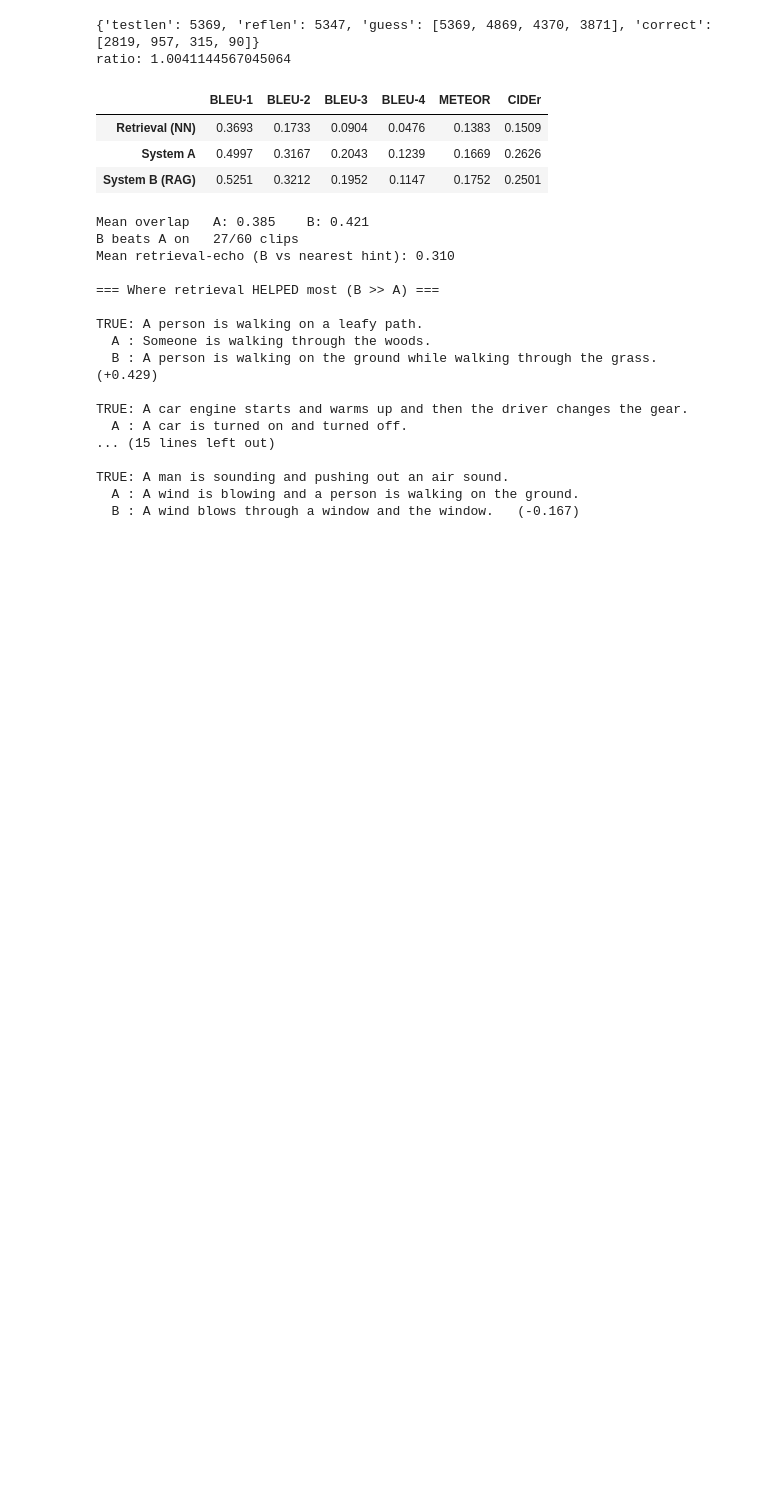
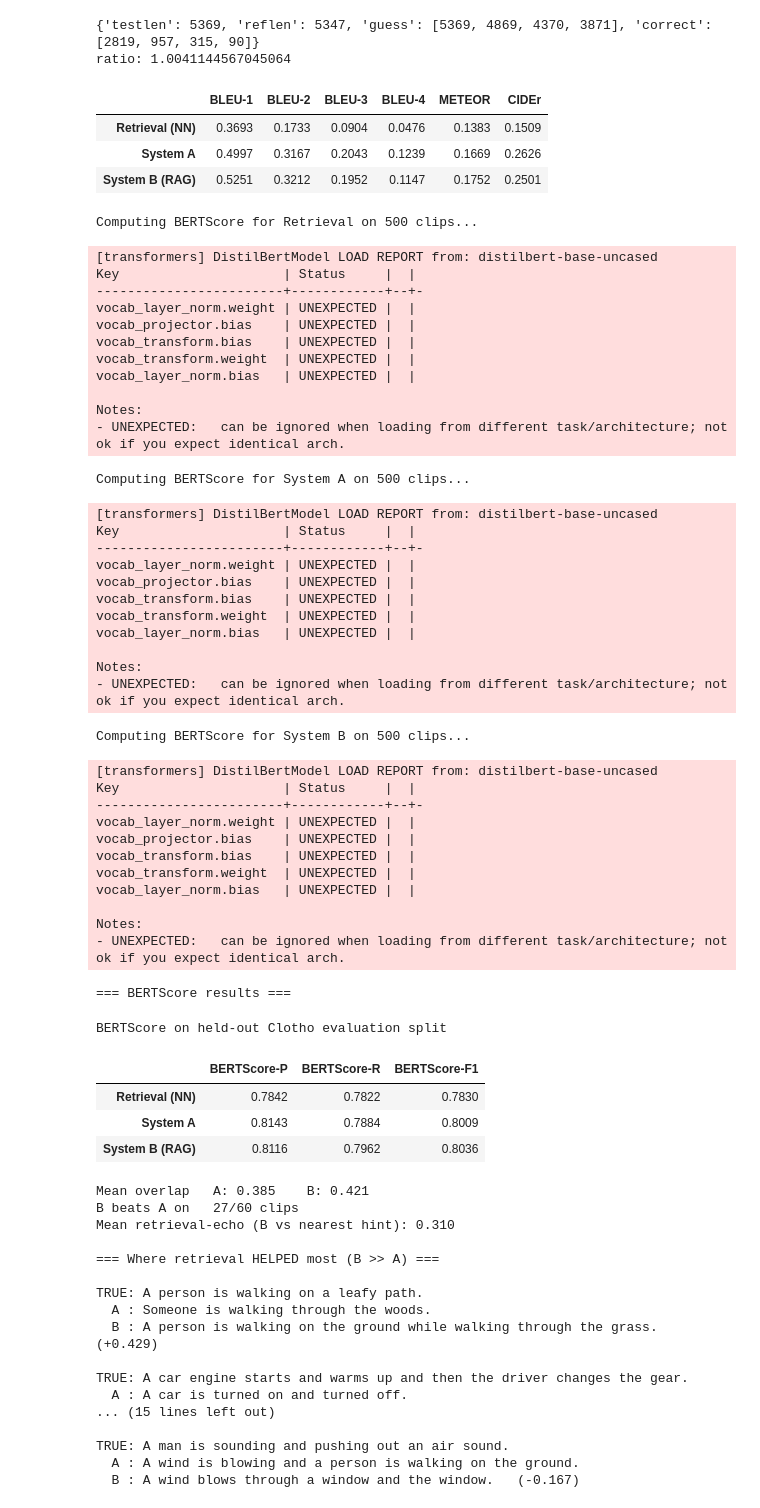
Before and after one commit to annhmartin/ML-audio, a Jupyter notebook: Untitled0.ipynb, the cells around one changed output. Saved outputs shown, nothing was run; the diff lists cells and outputs as text; code cells hidden in the pictures; blank space fills up the shorter version.

```diff
--- a/Untitled0.ipynb
+++ b/Untitled0.ipynb
@@ -1185,6 +1186,86 @@ ratio: 1.0041144567045064
 | Retrieval (NN) | 0.3693 | 0.1733 | 0.0904 | 0.0476 | 0.1383 | 0.1509 |
 | System A | 0.4997 | 0.3167 | 0.2043 | 0.1239 | 0.1669 | 0.2626 |
 | System B (RAG) | 0.5251 | 0.3212 | 0.1952 | 0.1147 | 0.1752 | 0.2501 |
+# %%
+# @title BERT Scoring
+from bert_score import score as bert_score
+import numpy as np
+
+def evaluate_bertscore(label, caption_fn, names_list):
+    print(f'Computing BERTScore for {label} on {len(names_list)} clips...')
+    hyps = []
+    refs = []  # BERTScore takes one reference per hypothesis
+                # we use caption_1 as the reference
+    for n in names_list:
+        emb = X_eval[eval_name_to_row[n]]
+        hyps.append(caption_fn(emb))
+        refs.append(cap_eval.loc[n, eval_cap_cols[0]])
+
+    P, R, F1 = bert_score(
+        hyps, refs,
+        lang='en',
+        model_type='distilbert-base-uncased',  # lighter model, faster
+        verbose=False
+    )
+    return {
+        'BERTScore-P' : round(P.mean().item(), 4),
+        'BERTScore-R' : round(R.mean().item(), 4),
+        'BERTScore-F1': round(F1.mean().item(), 4),
+    }
+
+# run on same test_names as your existing metrics
+bert_results = {}
+bert_results['Retrieval (NN)'] = evaluate_bertscore('Retrieval', retrieval_emb, test_names)
+bert_results['System A']       = evaluate_bertscore('System A',  sysA_emb,      test_names)
+bert_results['System B (RAG)'] = evaluate_bertscore('System B',  sysB_emb,      test_names)
+
+df_bert = pd.DataFrame(bert_results).T
+print('\n=== BERTScore results ===')
+display(df_bert.style.format('{:.4f}')
+        .set_caption('BERTScore on held-out Clotho evaluation split'))
+# %% [output]
+Computing BERTScore for Retrieval on 500 clips...
+[transformers] DistilBertModel LOAD REPORT from: distilbert-base-uncased
+Key                     | Status     |  |
+------------------------+------------+--+-
+vocab_layer_norm.weight | UNEXPECTED |  |
+vocab_projector.bias    | UNEXPECTED |  |
+vocab_transform.bias    | UNEXPECTED |  |
+vocab_transform.weight  | UNEXPECTED |  |
+vocab_layer_norm.bias   | UNEXPECTED |  |
+
+Notes:
+- UNEXPECTED:   can be ignored when loading from different task/architecture; not ok if you expect identical arch.
+Computing BERTScore for System A on 500 clips...
+[transformers] DistilBertModel LOAD REPORT from: distilbert-base-uncased
+Key                     | Status     |  |
+------------------------+------------+--+-
+vocab_layer_norm.weight | UNEXPECTED |  |
+vocab_projector.bias    | UNEXPECTED |  |
+vocab_transform.bias    | UNEXPECTED |  |
+vocab_transform.weight  | UNEXPECTED |  |
+vocab_layer_norm.bias   | UNEXPECTED |  |
+
+Notes:
+- UNEXPECTED:   can be ignored when loading from different task/architecture; not ok if you expect identical arch.
+Computing BERTScore for System B on 500 clips...
+[transformers] DistilBertModel LOAD REPORT from: distilbert-base-uncased
+Key                     | Status     |  |
+------------------------+------------+--+-
+vocab_layer_norm.weight | UNEXPECTED |  |
+vocab_projector.bias    | UNEXPECTED |  |
+vocab_transform.bias    | UNEXPECTED |  |
+vocab_transform.weight  | UNEXPECTED |  |
+vocab_layer_norm.bias   | UNEXPECTED |  |
+
+Notes:
+- UNEXPECTED:   can be ignored when loading from different task/architecture; not ok if you expect identical arch.
+=== BERTScore results ===
+BERTScore on held-out Clotho evaluation split
+|  | BERTScore-P | BERTScore-R | BERTScore-F1 |
+| Retrieval (NN) | 0.7842 | 0.7822 | 0.7830 |
+| System A | 0.8143 | 0.7884 | 0.8009 |
+| System B (RAG) | 0.8116 | 0.7962 | 0.8036 |
 # %%
 # @title STAGE 5 Error analysis on HELD-OUT clips
 import pandas as pd, random
```
Also changed, not shown: parts of 11 cells of this notebook.
